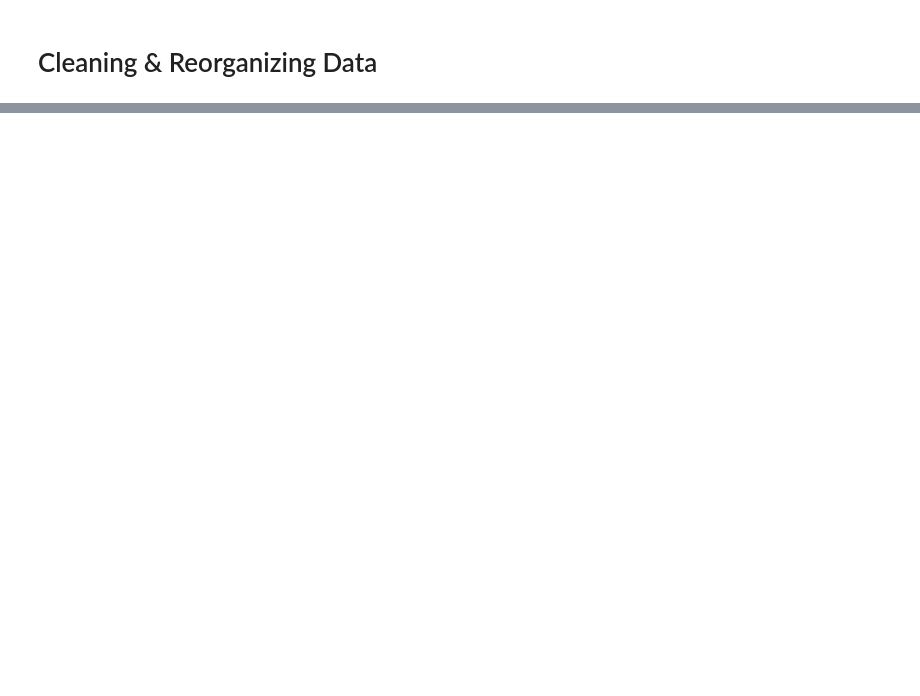
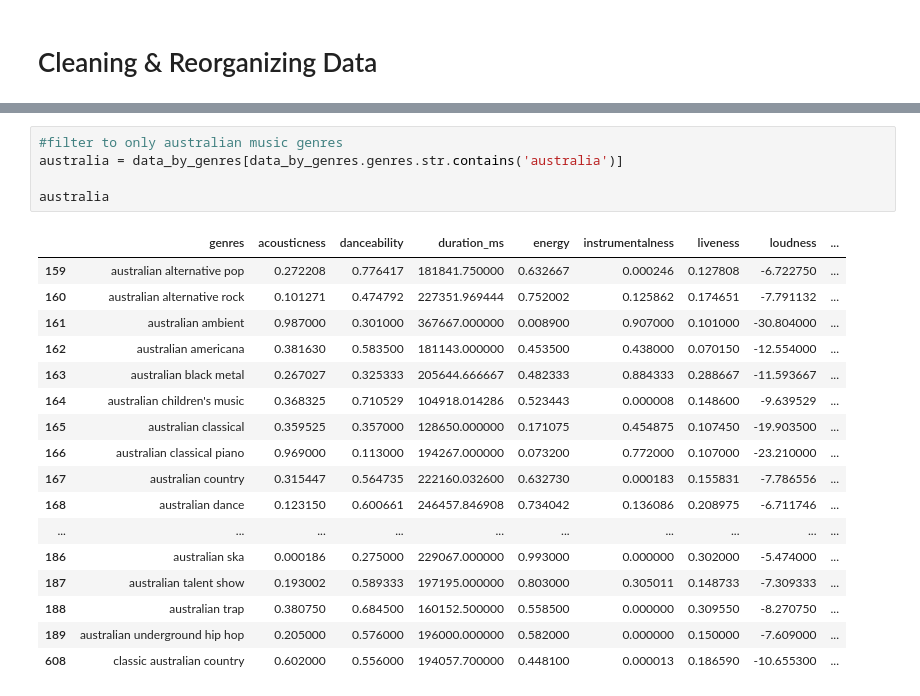
Before and after one commit to collinmpage/NWDS-project-one, a Jupyter notebook: data_visualized.ipynb, the cells around one changed output, grey strips where cells are left out. Drawn from its saved outputs; the diff is of its cells as text; blank space fills up the shorter version.

```diff
--- a/data_visualized.ipynb
+++ b/data_visualized.ipynb
@@ -95,0 +26,23 @@ data_w_genres
+# %%
+#filter to only australian music genres
+australia = data_by_genres[data_by_genres.genres.str.contains('australia')]
+
+australia
+# %% [output]
+|  | genres | acousticness | danceability | duration_ms | energy | instrumentalness | liveness | loudness | ... |
+| 159 | australian alternative pop | 0.272208 | 0.776417 | 181841.750000 | 0.632667 | 0.000246 | 0.127808 | -6.722750 | ... |
+| 160 | australian alternative rock | 0.101271 | 0.474792 | 227351.969444 | 0.752002 | 0.125862 | 0.174651 | -7.791132 | ... |
+| 161 | australian ambient | 0.987000 | 0.301000 | 367667.000000 | 0.008900 | 0.907000 | 0.101000 | -30.804000 | ... |
+| 162 | australian americana | 0.381630 | 0.583500 | 181143.000000 | 0.453500 | 0.438000 | 0.070150 | -12.554000 | ... |
+| 163 | australian black metal | 0.267027 | 0.325333 | 205644.666667 | 0.482333 | 0.884333 | 0.288667 | -11.593667 | ... |
+| 164 | australian children's music | 0.368325 | 0.710529 | 104918.014286 | 0.523443 | 0.000008 | 0.148600 | -9.639529 | ... |
+| 165 | australian classical | 0.359525 | 0.357000 | 128650.000000 | 0.171075 | 0.454875 | 0.107450 | -19.903500 | ... |
+| 166 | australian classical piano | 0.969000 | 0.113000 | 194267.000000 | 0.073200 | 0.772000 | 0.107000 | -23.210000 | ... |
+| 167 | australian country | 0.315447 | 0.564735 | 222160.032600 | 0.632730 | 0.000183 | 0.155831 | -7.786556 | ... |
+| 168 | australian dance | 0.123150 | 0.600661 | 246457.846908 | 0.734042 | 0.136086 | 0.208975 | -6.711746 | ... |
+| ... | ... | ... | ... | ... | ... | ... | ... | ... | ... |
+| 186 | australian ska | 0.000186 | 0.275000 | 229067.000000 | 0.993000 | 0.000000 | 0.302000 | -5.474000 | ... |
+| 187 | australian talent show | 0.193002 | 0.589333 | 197195.000000 | 0.803000 | 0.305011 | 0.148733 | -7.309333 | ... |
+| 188 | australian trap | 0.380750 | 0.684500 | 160152.500000 | 0.558500 | 0.000000 | 0.309550 | -8.270750 | ... |
+| 189 | australian underground hip hop | 0.205000 | 0.576000 | 196000.000000 | 0.582000 | 0.000000 | 0.150000 | -7.609000 | ... |
+| 608 | classic australian country | 0.602000 | 0.556000 | 194057.700000 | 0.448100 | 0.000013 | 0.186590 | -10.655300 | ... |
```
Also changed, not shown: parts of 11 cells of this notebook, 2 other files.
